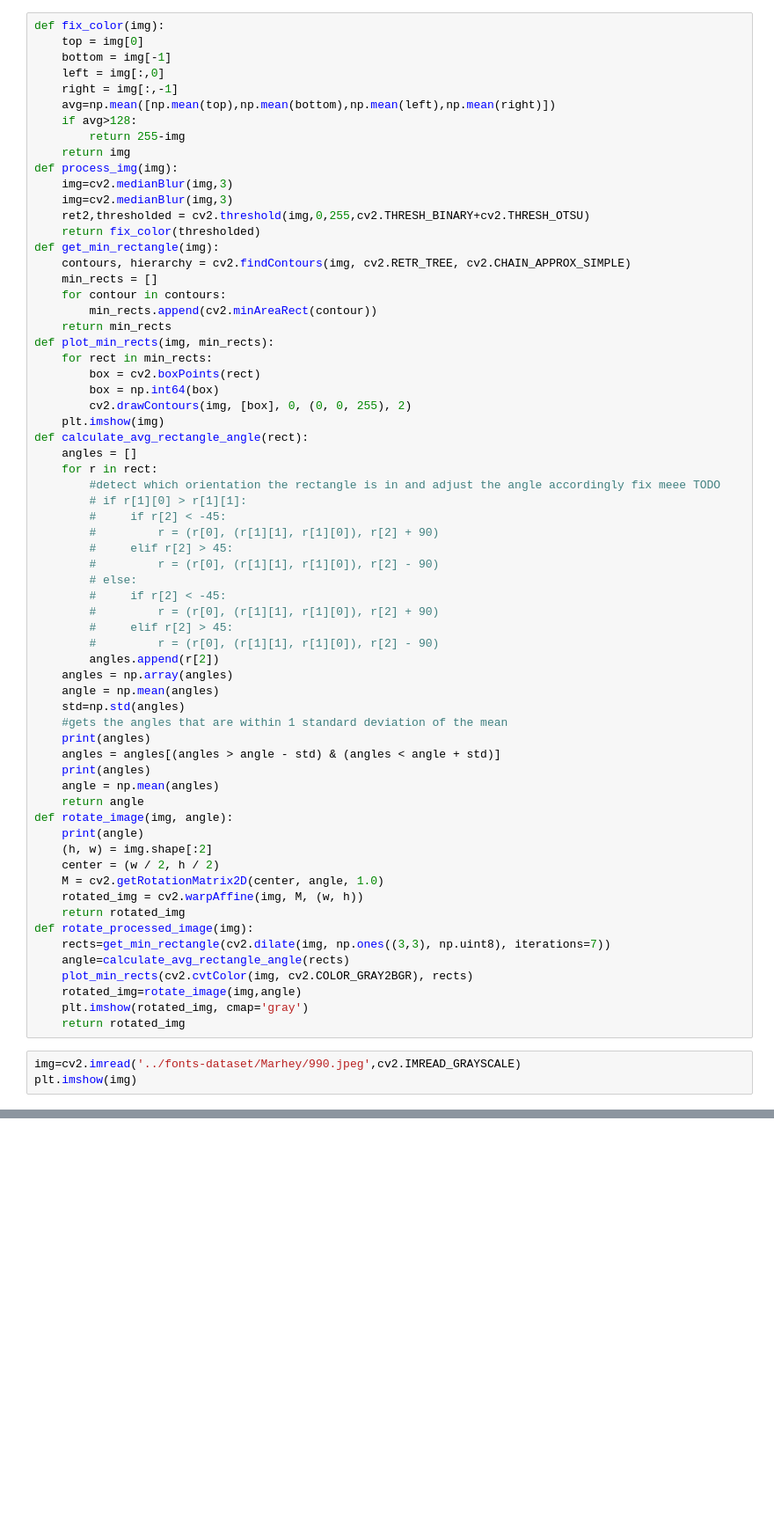
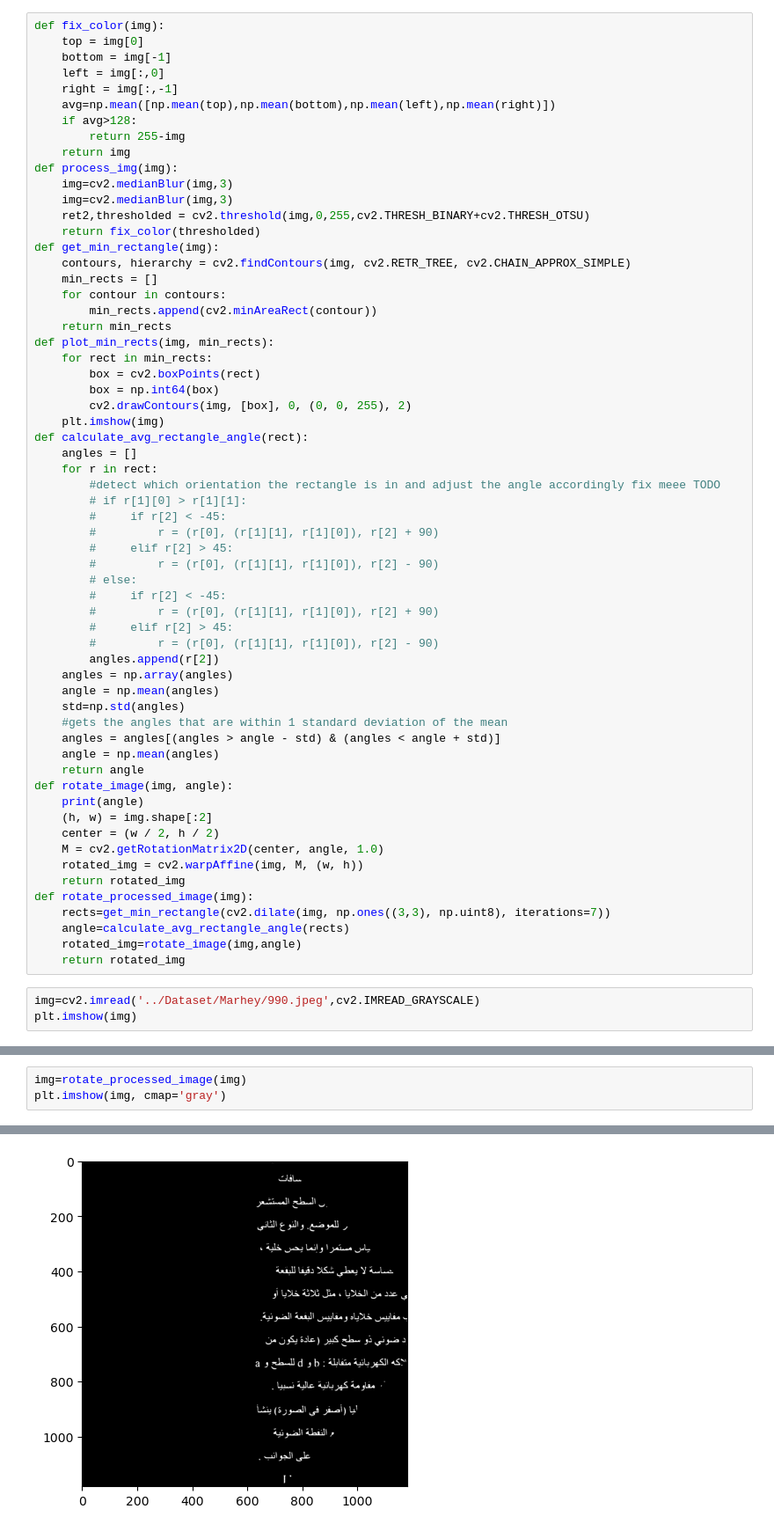
Before and after one commit to AhmedAbdelaal2001/Arabic-Font-Recognition, a Jupyter notebook: 1. Preprocessing/preprocessing.ipynb, the cells around one changed output, grey strips where cells are left out. Shown: that part at 88% size. Saved outputs shown, nothing was run; the diff lists cells and outputs as text; blank space fills up the shorter version.

Commit message:
Generating preprocessed dataset

```diff
--- a/1. Preprocessing/preprocessing.ipynb
+++ b/1. Preprocessing/preprocessing.ipynb
@@ -48,9 +49,7 @@ def calculate_avg_rectangle_angle(rect):
     angle = np.mean(angles)
     std=np.std(angles)
     #gets the angles that are within 1 standard deviation of the mean
-    print(angles)
     angles = angles[(angles > angle - std) & (angles < angle + std)]
-    print(angles)
     angle = np.mean(angles)
     return angle
 def rotate_image(img, angle):
@@ -63,12 +62,10 @@ def rotate_image(img, angle):
 def rotate_processed_image(img):
     rects=get_min_rectangle(cv2.dilate(img, np.ones((3,3), np.uint8), iterations=7))
     angle=calculate_avg_rectangle_angle(rects)
-    plot_min_rects(cv2.cvtColor(img, cv2.COLOR_GRAY2BGR), rects)
     rotated_img=rotate_image(img,angle)
-    plt.imshow(rotated_img, cmap='gray')
     return rotated_img
 # %%
-img=cv2.imread('../fonts-dataset/Marhey/990.jpeg',cv2.IMREAD_GRAYSCALE)
+img=cv2.imread('../Dataset/Marhey/990.jpeg',cv2.IMREAD_GRAYSCALE)
 plt.imshow(img)
 # %% [output]
 <matplotlib.image.AxesImage at 0x...>
@@ -96,0 +79,4 @@ rotated=rotate_processed_image(img)
+# %%
+img=rotate_processed_image(img)
+plt.imshow(img, cmap='gray')
+# %% [output]
@@ -96,0 +85 @@ rotated=rotate_processed_image(img)
+[figure, added]
```
Also changed, not shown: parts of 4 cells of this notebook.
